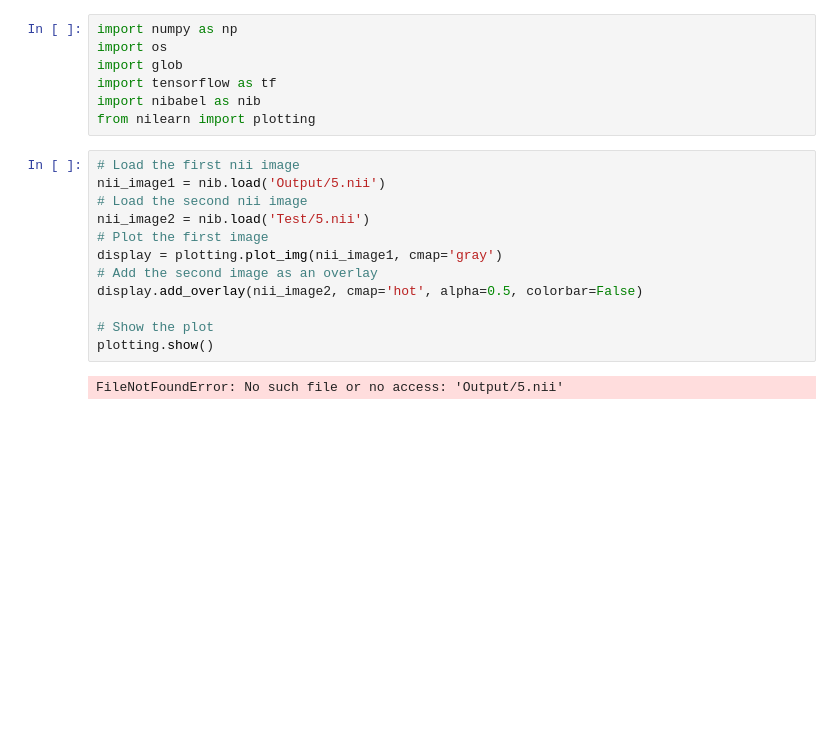
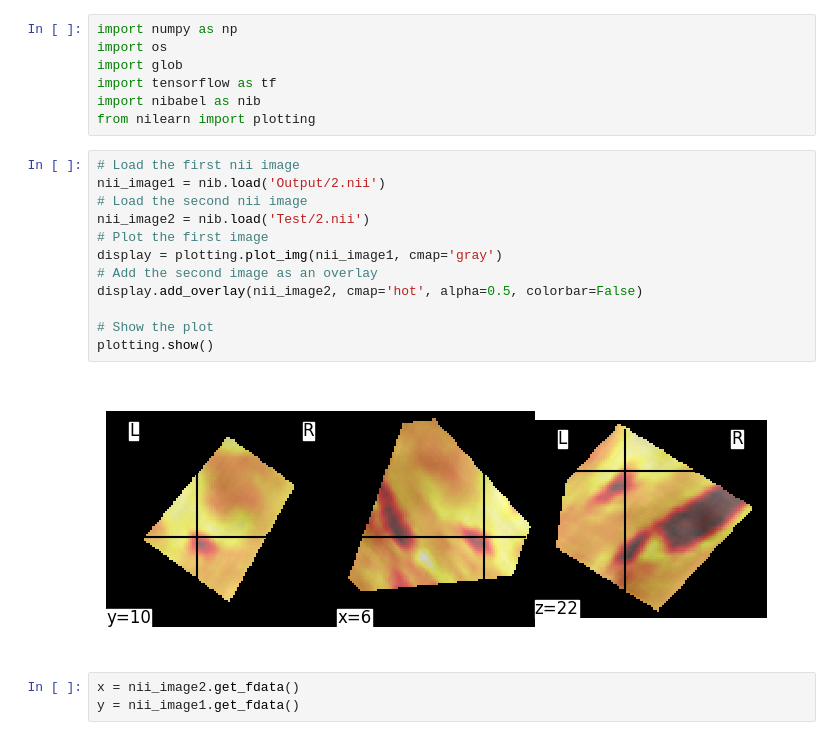
Before and after one commit to shubhamcodez/BrainVoxGen, a Jupyter notebook: Data exploration.ipynb, the cells around one changed output. Saved outputs shown, nothing was run; the diff lists cells and outputs as text; blank space fills up the shorter version.

```diff
--- a/Data exploration.ipynb
+++ b/Data exploration.ipynb
@@ -7,15 +7,18 @@ import nibabel as nib
 from nilearn import plotting
 # %%
 # Load the first nii image
-nii_image1 = nib.load('Output/5.nii')
+nii_image1 = nib.load('Output/2.nii')
 # Load the second nii image
-nii_image2 = nib.load('Test/5.nii')
+nii_image2 = nib.load('Test/2.nii')
 # Plot the first image
 display = plotting.plot_img(nii_image1, cmap='gray')
 # Add the second image as an overlay
 display.add_overlay(nii_image2, cmap='hot', alpha=0.5, colorbar=False)
 
 # Show the plot
 plotting.show()
 # %% [output]
-FileNotFoundError: No such file or no access: 'Output/5.nii'
+[figure, added]
+# %%
+x = nii_image2.get_fdata()
+y = nii_image1.get_fdata()
```
Also changed, not shown: parts of 4 cells of this notebook, 1 other file.
